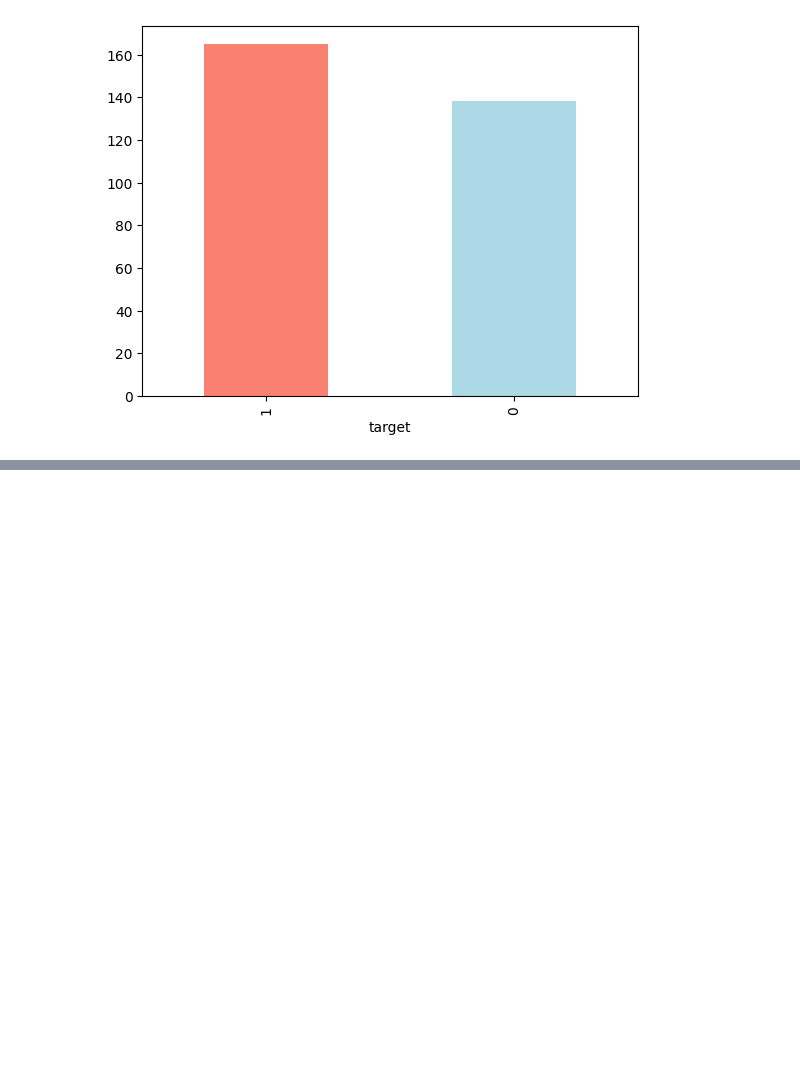
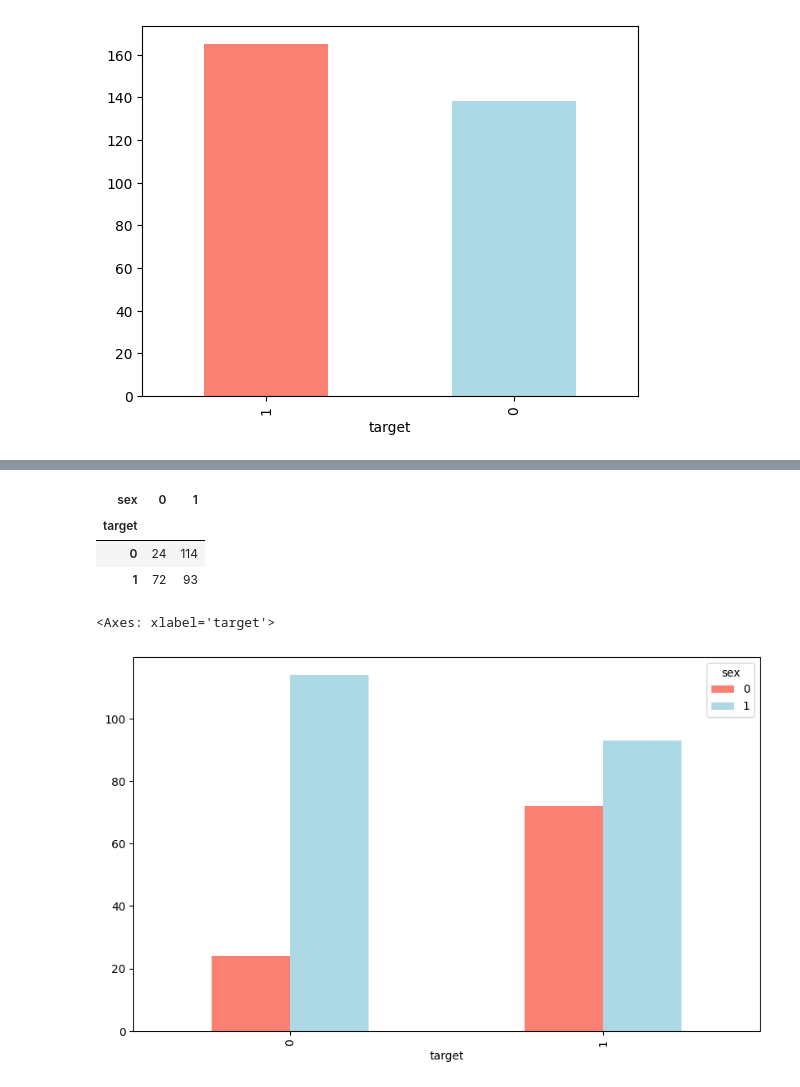
Before and after one commit to imnotaryan/heart_disease_predictor, a Jupyter notebook: Heart_disease_classification.ipynb, the cells around one changed output, grey strips where cells are left out. Saved outputs shown, nothing was run; the diff lists cells and outputs as text; code cells hidden in the pictures; blank space fills up the shorter version.

```diff
--- a/Heart_disease_classification.ipynb
+++ b/Heart_disease_classification.ipynb
@@ -29,7 +29,7 @@ uploaded = files.upload()
 [interactive output not drawn]
 Saving 6.1 heart-disease.csv to 6.1 heart-disease.csv
 # %%
-df = pd.read_csv('/content/sample_data/6.1 heart-disease.csv')
+df = pd.read_csv('/content/6.1 heart-disease.csv')
 df.shape
 # %% [output]
 (303, 14)
@@ -102,0 +79,12 @@ df.describe()
+# %%
+pd.crosstab(df.target, df.sex)
+# %% [output]
+| sex | 0 | 1 |
+| target |  |  |
+| 0 | 24 | 114 |
+| 1 | 72 | 93 |
+# %%
+pd.crosstab(df.target, df.sex).plot(kind="bar", figsize=(10, 6), color=["salmon", "lightblue"])
+# %% [output]
+<Axes: xlabel='target'>
+[figure, added]
```
Also changed, not shown: parts of 26 cells of this notebook.
